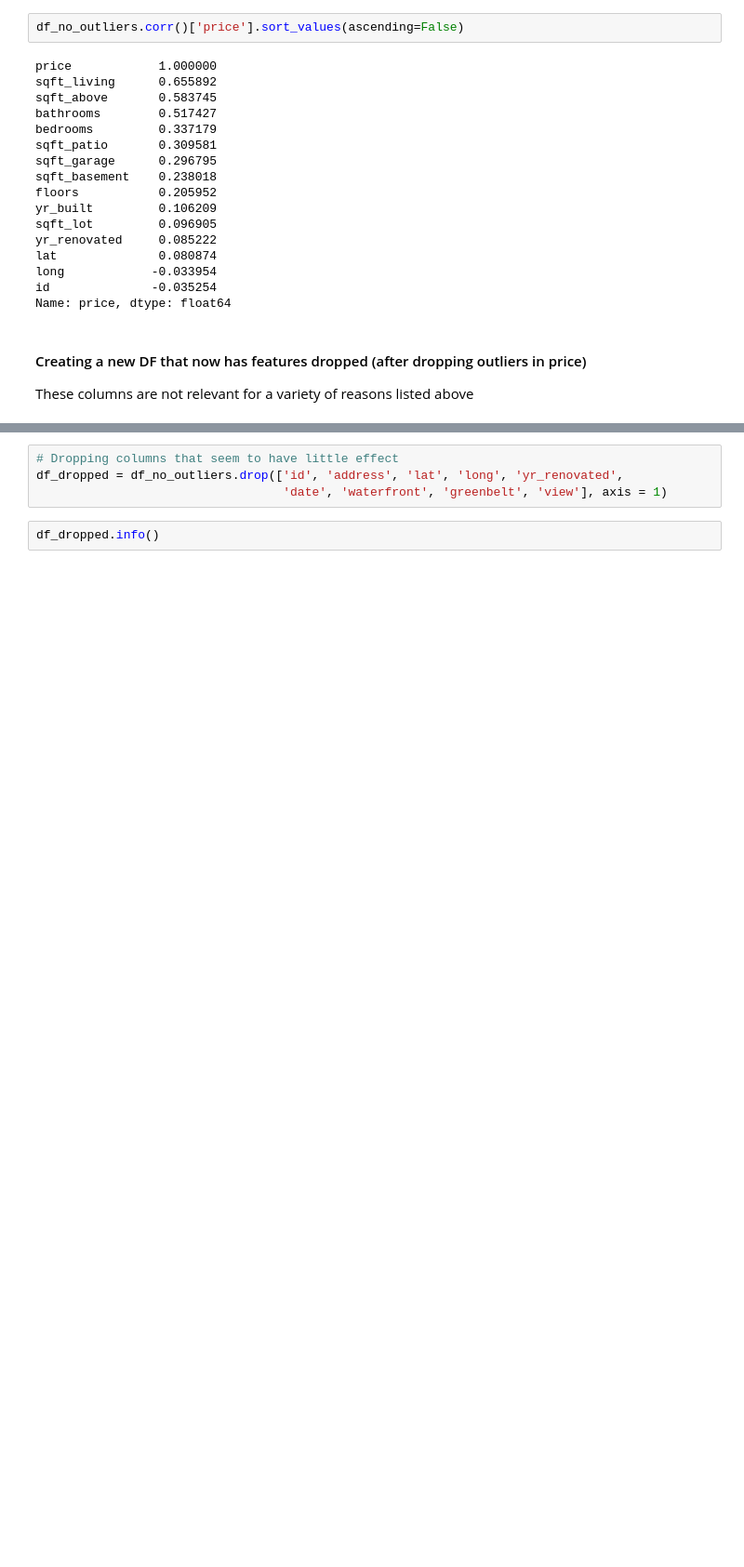
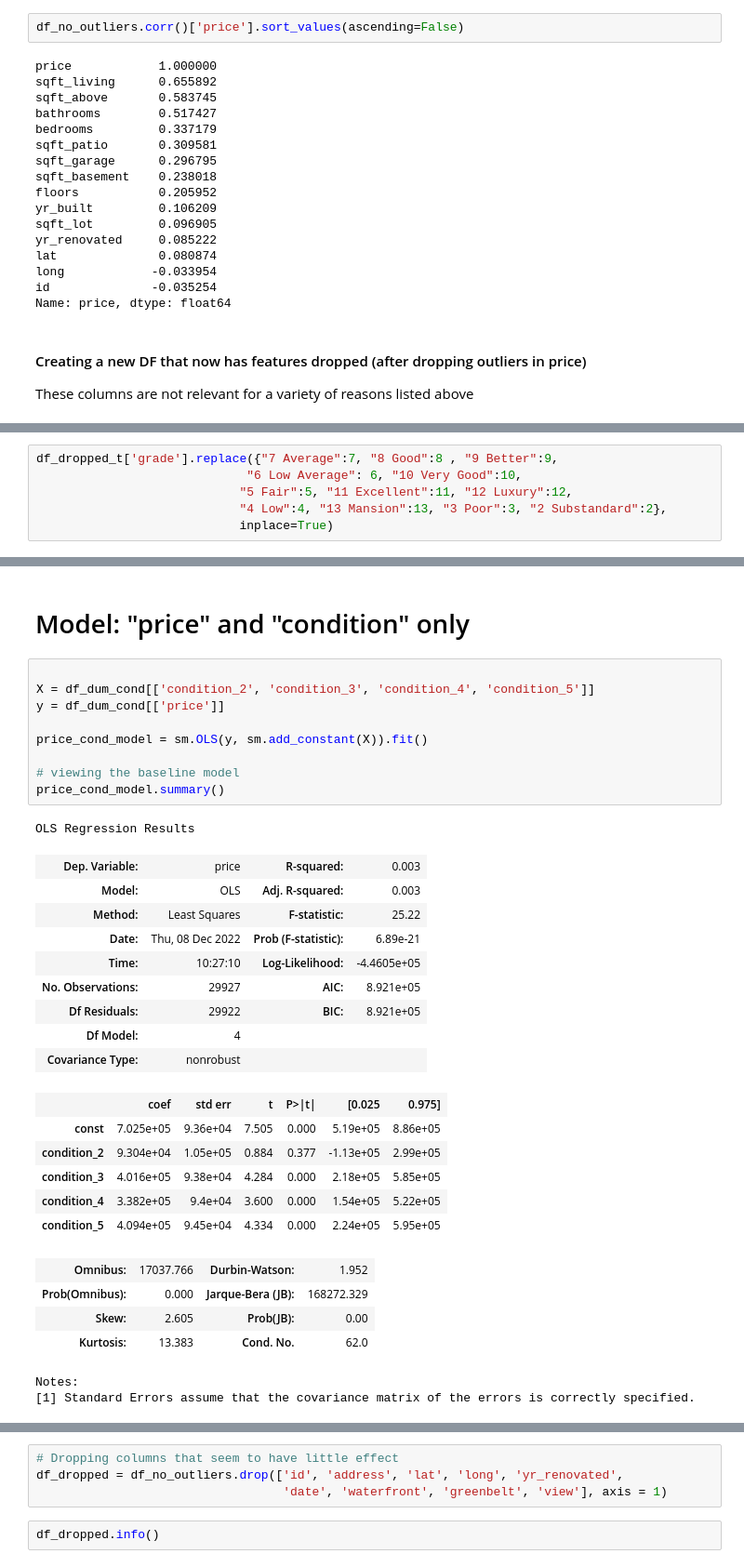
Before and after one commit to mduncan23/King-County-Real-Estate-Analysis, a Jupyter notebook: Jasmine Project Workbook-Copy1.ipynb, the cells around one changed output, grey strips where cells are left out. Shown at 93% size. Cells and saved outputs as stored; diff of their text form; blank space fills up the shorter version.

```diff
--- a/Jasmine Project Workbook-Copy1.ipynb
+++ b/Jasmine Project Workbook-Copy1.ipynb
@@ -137,0 +199,6 @@ These columns are not relevant for a variety of reasons listed above
+# %%
+df_dropped_t['grade'].replace({"7 Average":7, "8 Good":8 , "9 Better":9,
+                             "6 Low Average": 6, "10 Very Good":10,
+                            "5 Fair":5, "11 Excellent":11, "12 Luxury":12,
+                            "4 Low":4, "13 Mansion":13, "3 Poor":3, "2 Substandard":2},
+                            inplace=True)
@@ -137,0 +227,34 @@ These columns are not relevant for a variety of reasons listed above
+# %% [markdown]
+# Model: "price" and "condition" only
+# %%
+
+X = df_dum_cond[['condition_2', 'condition_3', 'condition_4', 'condition_5']]
+y = df_dum_cond[['price']]
+
+price_cond_model = sm.OLS(y, sm.add_constant(X)).fit()
+
+# viewing the baseline model
+price_cond_model.summary()
+# %% [output]
+OLS Regression Results
+| Dep. Variable: | price | R-squared: | 0.003 |
+| Model: | OLS | Adj. R-squared: | 0.003 |
+| Method: | Least Squares | F-statistic: | 25.22 |
+| Date: | Thu, 08 Dec 2022 | Prob (F-statistic): | 6.89e-21 |
+| Time: | 10:27:10 | Log-Likelihood: | -4.4605e+05 |
+| No. Observations: | 29927 | AIC: | 8.921e+05 |
+| Df Residuals: | 29922 | BIC: | 8.921e+05 |
+| Df Model: | 4 |  |  |
+| Covariance Type: | nonrobust |  |  |
+|  | coef | std err | t | P>|t| | [0.025 | 0.975] |
+| const | 7.025e+05 | 9.36e+04 | 7.505 | 0.000 | 5.19e+05 | 8.86e+05 |
+| condition_2 | 9.304e+04 | 1.05e+05 | 0.884 | 0.377 | -1.13e+05 | 2.99e+05 |
+| condition_3 | 4.016e+05 | 9.38e+04 | 4.284 | 0.000 | 2.18e+05 | 5.85e+05 |
+| condition_4 | 3.382e+05 | 9.4e+04 | 3.600 | 0.000 | 1.54e+05 | 5.22e+05 |
+| condition_5 | 4.094e+05 | 9.45e+04 | 4.334 | 0.000 | 2.24e+05 | 5.95e+05 |
+| Omnibus: | 17037.766 | Durbin-Watson: | 1.952 |
+| Prob(Omnibus): | 0.000 | Jarque-Bera (JB): | 168272.329 |
+| Skew: | 2.605 | Prob(JB): | 0.00 |
+| Kurtosis: | 13.383 | Cond. No. | 62.0 |
+Notes:
+[1] Standard Errors assume that the covariance matrix of the errors is correctly specified.
```
Also changed, not shown: parts of 22 cells of this notebook.
